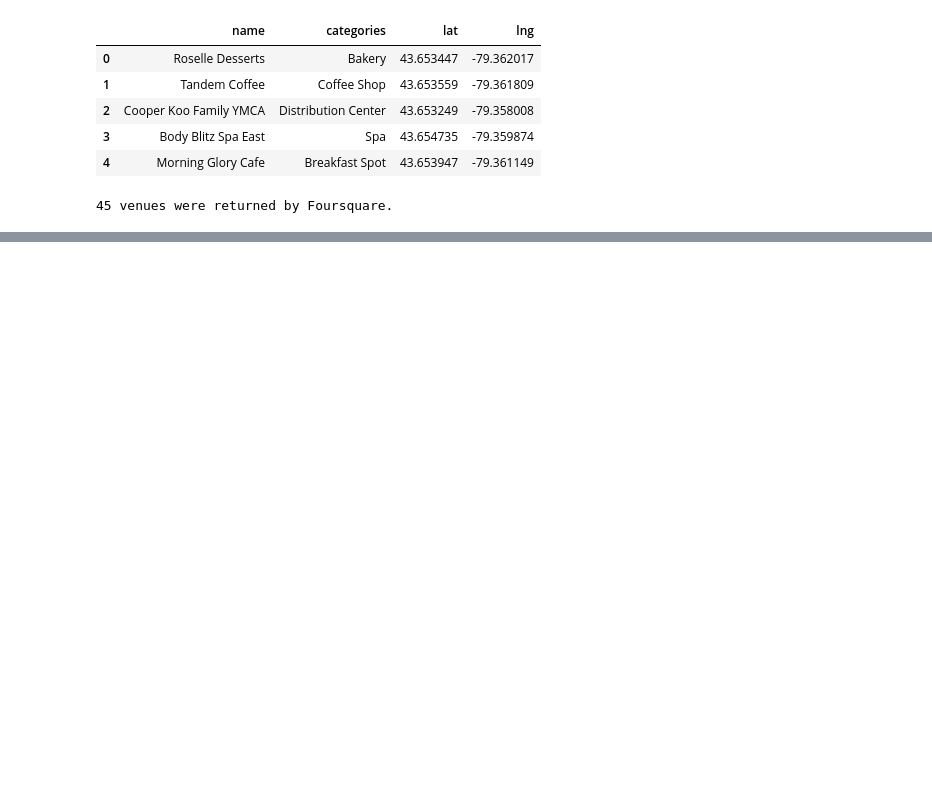
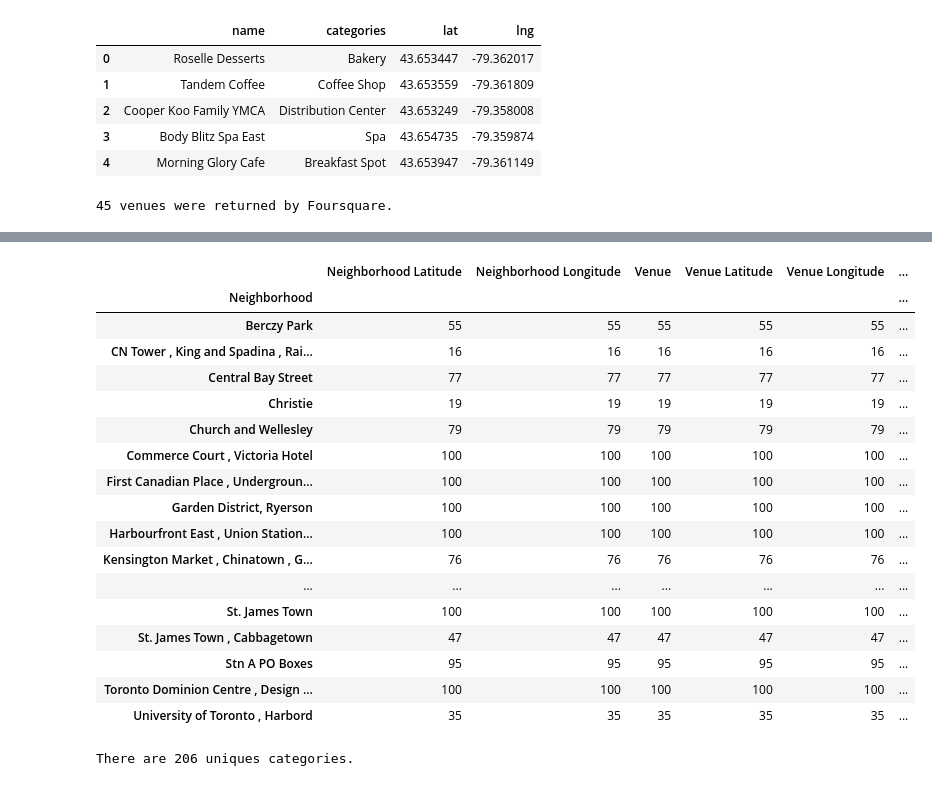
Before and after one commit to sangeet1509/Coursera_Capstone, a Jupyter notebook: Capstone_Assignment_Week3.ipynb, the cells around one changed output, grey strips where cells are left out. Drawn from its saved outputs; the diff is of its cells as text; code cells hidden in the pictures; blank space fills up the shorter version.

```diff
--- a/Capstone_Assignment_Week3.ipynb
+++ b/Capstone_Assignment_Week3.ipynb
@@ -311,8 +307,8 @@ map_toronto
 # %%
 #segmenting and clustering only the neighborhoods in Downtown Toronto,
 #slicing the original dataframe and creating a new dataframe of the Downtown Toronto data.
-toronto_data = neighborhoods[neighborhoods['Borough'] == 'Downtown Toronto'].reset_index(drop=True)
-toronto_data.head()
+dt_toronto_data = neighborhoods[neighborhoods['Borough'] == 'Downtown Toronto'].reset_index(drop=True)
+dt_toronto_data.head()
 # %% [output]
 |  | Postal Code | Borough | Neighborhood | Latitude | Longitude |
 | 0 | M5A | Downtown Toronto | Regent Park , Harbourfront | 43.654260 | -79.360636 |
@@ -509,0 +540,27 @@ toronto_venues = getNearbyVenues(names=toronto_data['Neighborhood'],
+# %%
+#Venues returned for each neighborhood
+dt_toronto_venues.groupby('Neighborhood').count()
+# %% [output]
+|  | Neighborhood Latitude | Neighborhood Longitude | Venue | Venue Latitude | Venue Longitude | ... |
+| Neighborhood |  |  |  |  |  | ... |
+| Berczy Park | 55 | 55 | 55 | 55 | 55 | ... |
+| CN Tower , King and Spadina , Rai... | 16 | 16 | 16 | 16 | 16 | ... |
+| Central Bay Street | 77 | 77 | 77 | 77 | 77 | ... |
+| Christie | 19 | 19 | 19 | 19 | 19 | ... |
+| Church and Wellesley | 79 | 79 | 79 | 79 | 79 | ... |
+| Commerce Court , Victoria Hotel | 100 | 100 | 100 | 100 | 100 | ... |
+| First Canadian Place , Undergroun... | 100 | 100 | 100 | 100 | 100 | ... |
+| Garden District, Ryerson | 100 | 100 | 100 | 100 | 100 | ... |
+| Harbourfront East , Union Station... | 100 | 100 | 100 | 100 | 100 | ... |
+| Kensington Market , Chinatown , G... | 76 | 76 | 76 | 76 | 76 | ... |
+| ... | ... | ... | ... | ... | ... | ... |
+| St. James Town | 100 | 100 | 100 | 100 | 100 | ... |
+| St. James Town , Cabbagetown | 47 | 47 | 47 | 47 | 47 | ... |
+| Stn A PO Boxes | 95 | 95 | 95 | 95 | 95 | ... |
+| Toronto Dominion Centre , Design ... | 100 | 100 | 100 | 100 | 100 | ... |
+| University of Toronto , Harbord | 35 | 35 | 35 | 35 | 35 | ... |
+# %%
+#Unique category curated from all the returned venues
+print('There are {} uniques categories.'.format(len(dt_toronto_venues['Venue Category'].unique())))
+# %% [output]
+There are 206 uniques categories.
```
Also changed, not shown: parts of 29 cells of this notebook.
